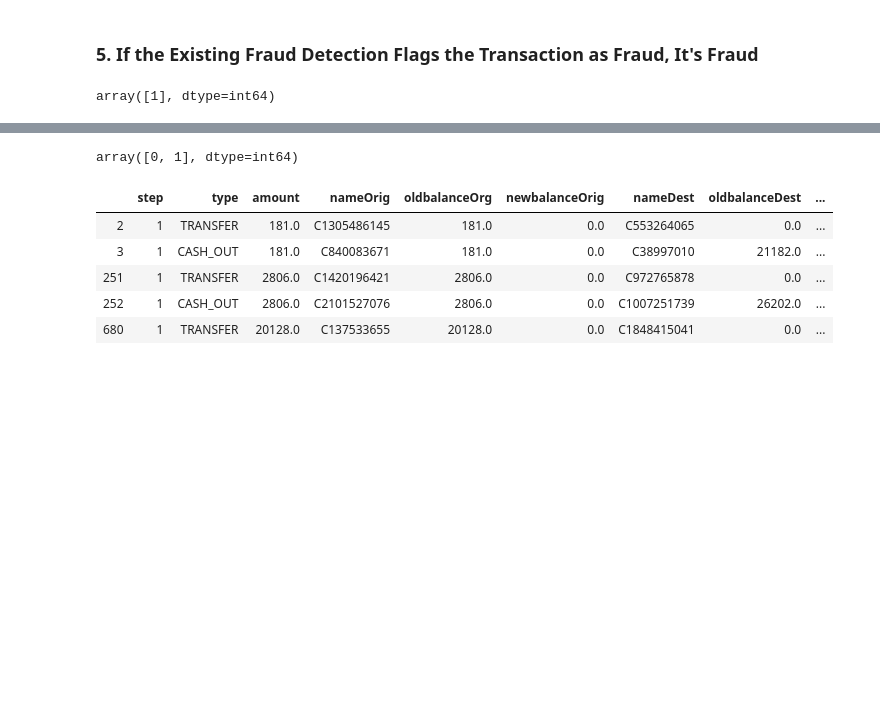
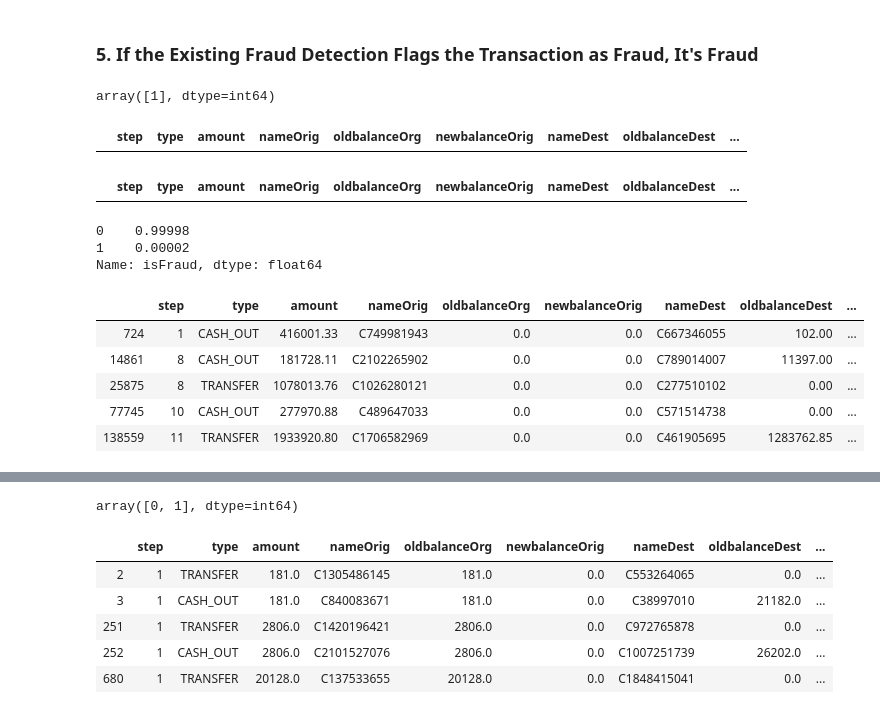
Before and after one commit to MtheEPIC/KaggleProj, a Jupyter notebook: CardTransaction.ipynb, the cells around one changed output, grey strips where cells are left out. Cells and saved outputs as stored; diff of their text form; code cells hidden in the pictures; blank space fills up the shorter version.

```diff
--- a/CardTransaction.ipynb
+++ b/CardTransaction.ipynb
@@ -146,3 +148,28 @@ array([1], dtype=int64)
 df[df['isFlaggedFraud'] == 1]['isFraud'].unique()
 # %% [output]
 array([1], dtype=int64)
+# %%
+df[df['oldbalanceDest']<0]
+# %% [output]
+|  | step | type | amount | nameOrig | oldbalanceOrg | newbalanceOrig | nameDest | oldbalanceDest | ... |
+# %%
+df[df['oldbalanceOrg']<0]
+# %% [output]
+|  | step | type | amount | nameOrig | oldbalanceOrg | newbalanceOrig | nameDest | oldbalanceDest | ... |
+# %%
+fraud_emptyAcount = df[df['oldbalanceOrg']==0]['isFraud']
+fraud_emptyAcount.value_counts(normalize=True)
+# %% [output]
+0    0.99998
+1    0.00002
+Name: isFraud, dtype: float64
+# %%
+tmp = df[df['oldbalanceOrg']==0]
+tmp[fraud_emptyAcount==1].head()
+# %% [output]
+|  | step | type | amount | nameOrig | oldbalanceOrg | newbalanceOrig | nameDest | oldbalanceDest | ... |
+| 724 | 1 | CASH_OUT | 416001.33 | C749981943 | 0.0 | 0.0 | C667346055 | 102.00 | ... |
+| 14861 | 8 | CASH_OUT | 181728.11 | C2102265902 | 0.0 | 0.0 | C789014007 | 11397.00 | ... |
+| 25875 | 8 | TRANSFER | 1078013.76 | C1026280121 | 0.0 | 0.0 | C277510102 | 0.00 | ... |
+| 77745 | 10 | CASH_OUT | 277970.88 | C489647033 | 0.0 | 0.0 | C571514738 | 0.00 | ... |
+| 138559 | 11 | TRANSFER | 1933920.80 | C1706582969 | 0.0 | 0.0 | C461905695 | 1283762.85 | ... |
```
Also changed, not shown: parts of 3 cells of this notebook.
